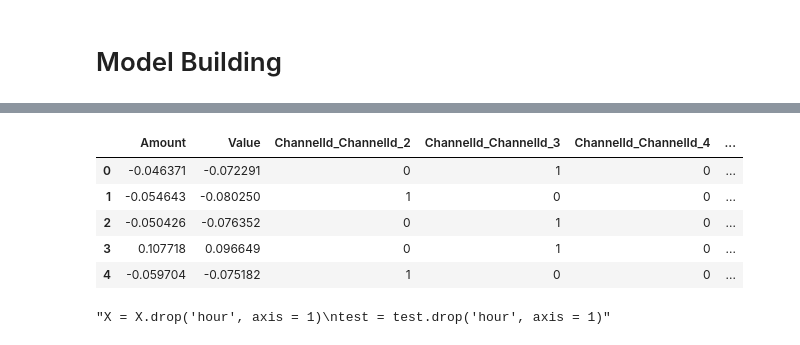
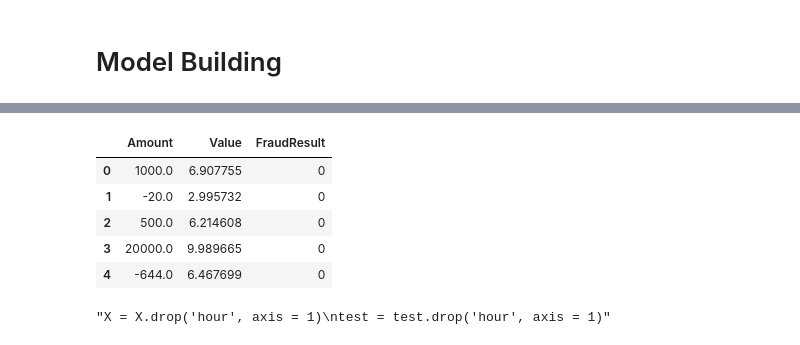
Before and after one commit to Younes-Charfaoui/ML-Projects, a Jupyter notebook: xente_fraud_detection/Fraud_Card_Detection_V2.ipynb, the cells around one changed output, grey strips where cells are left out. Saved outputs shown, nothing was run; the diff lists cells and outputs as text; code cells hidden in the pictures.

```diff
--- a/xente_fraud_detection/Fraud_Card_Detection_V2.ipynb
+++ b/xente_fraud_detection/Fraud_Card_Detection_V2.ipynb
@@ -22,5 +22,5 @@ path_to_folder = 'sample_data/data/'
 data = pd.read_csv(path_to_folder + 'training.csv')
 test = pd.read_csv(path_to_folder + 'test.csv')
 # %%
-test = test.drop(['TransactionId', 'BatchId', 'AccountId', 'SubscriptionId', 'CustomerId', 'PricingStrategy', 'CurrencyCode', 'CountryCode', 'ProductCategory', 'ProductId', 'ProviderId'], axis = 1)
-data = data.drop(['TransactionId', 'BatchId', 'AccountId', 'SubscriptionId', 'CustomerId', 'PricingStrategy', 'CurrencyCode', 'CountryCode', 'ProductCategory', 'ProductId', 'ProviderId'], axis = 1)
+test = test.drop(['TransactionId','BatchId', 'AccountId', 'SubscriptionId', 'CustomerId' , 'CountryCode' ,'CurrencyCode' , 'ProviderId' , 'ProductId' , 'ProductCategory' , 'ChannelId'  , 'PricingStrategy'], axis = 1)
+data = data.drop(['TransactionId','BatchId', 'AccountId', 'SubscriptionId', 'CustomerId' , 'CountryCode' ,'CurrencyCode' , 'ProviderId' , 'ProductId' , 'ProductCategory' , 'ChannelId'  , 'PricingStrategy'], axis = 1)
@@ -36,17 +43,20 @@ data.head()
+# %%
+data.Value = data.Value.transform(np.log)
+test.Value = test.Value.transform(np.log)
 # %%
-row1 = {'ChannelId':'ChannelId_4'	, 'Amount':97,
-           'Value': 22, 'TransactionStartTime':'2018-11-15T02:18:49Z', 'FraudResult' : 0}
-'''row2 = {'ProviderId':'ProviderId_4', 'ProductId':'ProductId_18', 'ProductCategory': 'airtime', 'ChannelId':'ChannelId_4'	, 'Amount':97,
+row1 = {'ChannelId':'ChannelId_4'	, 'ProviderId':'ProviderId_4', 'ProductId':'ProductId_17', 'ProductCategory': 'airtime', 'Amount' : 22,
+           'Value': 22, 'TransactionStartTime':'2018-11-15T02:18:49Z', 'FraudResult' : 0 , 'PricingStrategy': 2}
+row2 = {'ProviderId':'ProviderId_4', 'ProductId':'ProductId_18', 'ProductCategory': 'airtime', 'ChannelId':'ChannelId_4'	, 'Amount':97,
            'Value': 22, 'TransactionStartTime':'2018-11-15T02:18:49Z', 'PricingStrategy': 2, 'FraudResult' : 0}
 row3 = {'ProviderId':'ProviderId_4', 'ProductId':'ProductId_25', 'ProductCategory': 'airtime', 'ChannelId':'ChannelId_4'	, 'Amount':97,
            'Value': 22, 'TransactionStartTime':'2018-11-15T02:18:49Z', 'PricingStrategy': 2, 'FraudResult' : 0}
 row4 = {'ProviderId':'ProviderId_4', 'ProductId':'ProductId_26', 'ProductCategory': 'airtime', 'ChannelId':'ChannelId_4'	, 'Amount':97,
            'Value': 22, 'TransactionStartTime':'2018-11-15T02:18:49Z', 'PricingStrategy': 2, 'FraudResult' : 0}
 row5 = {'ProviderId':'ProviderId_4', 'ProductId':'ProductId_12', 'ProductCategory': 'airtime', 'ChannelId':'ChannelId_4'	, 'Amount':97,
-           'Value': 22, 'TransactionStartTime':'2018-11-15T02:18:49Z', 'PricingStrategy': 2}'''
+           'Value': 22, 'TransactionStartTime':'2018-11-15T02:18:49Z', 'PricingStrategy': 2}
 #append row to the dataframe
 data = data.append(row1, ignore_index=True)
-'''data = data.append(row2, ignore_index=True)
+data = data.append(row2, ignore_index=True)
 data = data.append(row3, ignore_index=True)
 data = data.append(row4, ignore_index=True)
-test = test.append(row5, ignore_index=True)'''
+test = test.append(row5, ignore_index=True)
@@ -63,12 +71,12 @@ timet = test.TransactionStartTime
 time = pd.to_datetime(time)
 timet = pd.to_datetime(timet)
 # %%
-#data["hour"] = time.dt.hour
-'''data["minute"] = time.dt.minute
+data["hour"] = time.dt.hour
+data["minute"] = time.dt.minute
 data["month"] = time.dt.month
-data["dat"] = time.dt.day'''
+data["day"] = time.dt.day
 
-#test["hour"] = timet.dt.hour
-'''test["minute"] = timet.dt.minute
+test["hour"] = timet.dt.hour
+test["minute"] = timet.dt.minute
 test["month"] = timet.dt.month
-test["dat"] = timet.dt.day'''
+test["day"] = timet.dt.day
@@ -140,12 +271,12 @@ test['Value'] = hour.transform(test['Value'].values.reshape(-1, 1))
 # %%
-X.head()
+data.head()
 # %% [output]
-|  | Amount | Value | ChannelId_ChannelId_2 | ChannelId_ChannelId_3 | ChannelId_ChannelId_4 | ... |
-| 0 | -0.046371 | -0.072291 | 0 | 1 | 0 | ... |
-| 1 | -0.054643 | -0.080250 | 1 | 0 | 0 | ... |
-| 2 | -0.050426 | -0.076352 | 0 | 1 | 0 | ... |
-| 3 | 0.107718 | 0.096649 | 0 | 1 | 0 | ... |
-| 4 | -0.059704 | -0.075182 | 1 | 0 | 0 | ... |
+|  | Amount | Value | FraudResult |
+| 0 | 1000.0 | 6.907755 | 0 |
+| 1 | -20.0 | 2.995732 | 0 |
+| 2 | 500.0 | 6.214608 | 0 |
+| 3 | 20000.0 | 9.989665 | 0 |
+| 4 | -644.0 | 6.467699 | 0 |
 # %%
 '''X = X.drop('hour', axis = 1)
 test = test.drop('hour', axis = 1)'''
```
Also changed, not shown: parts of 53 cells of this notebook.
